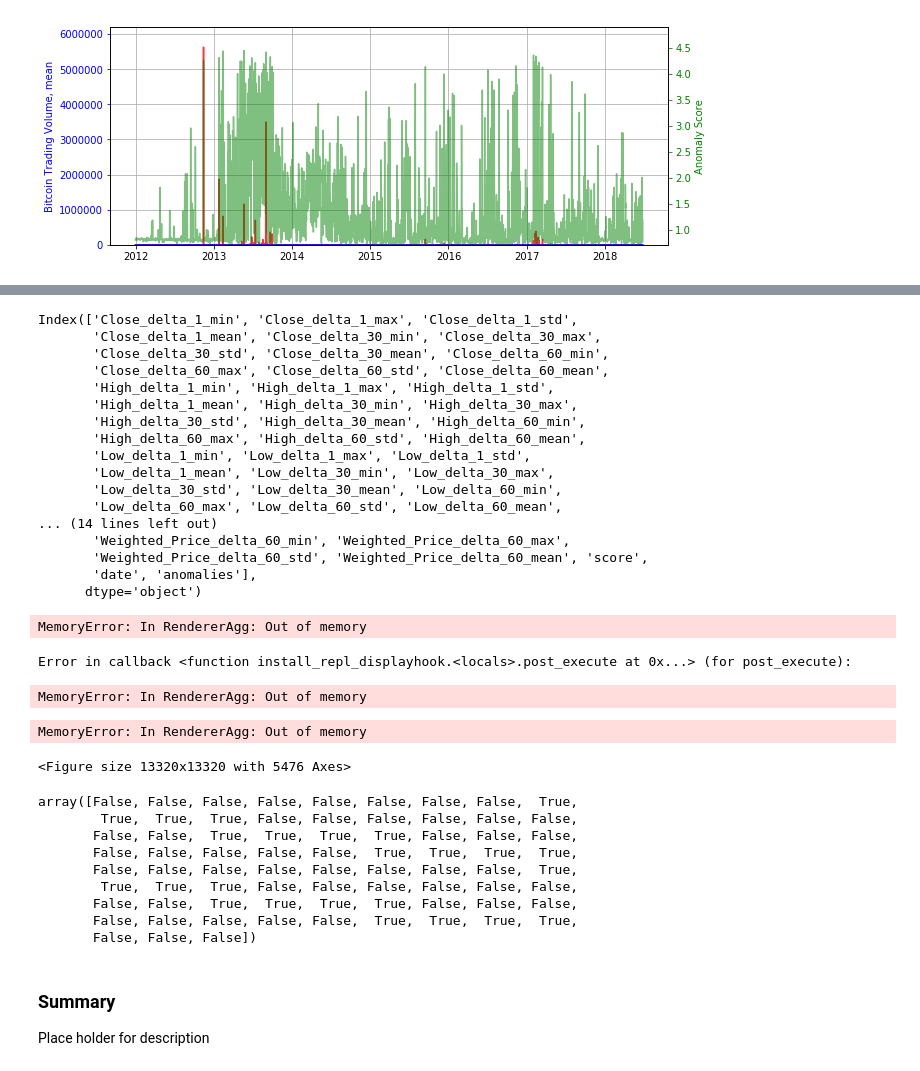
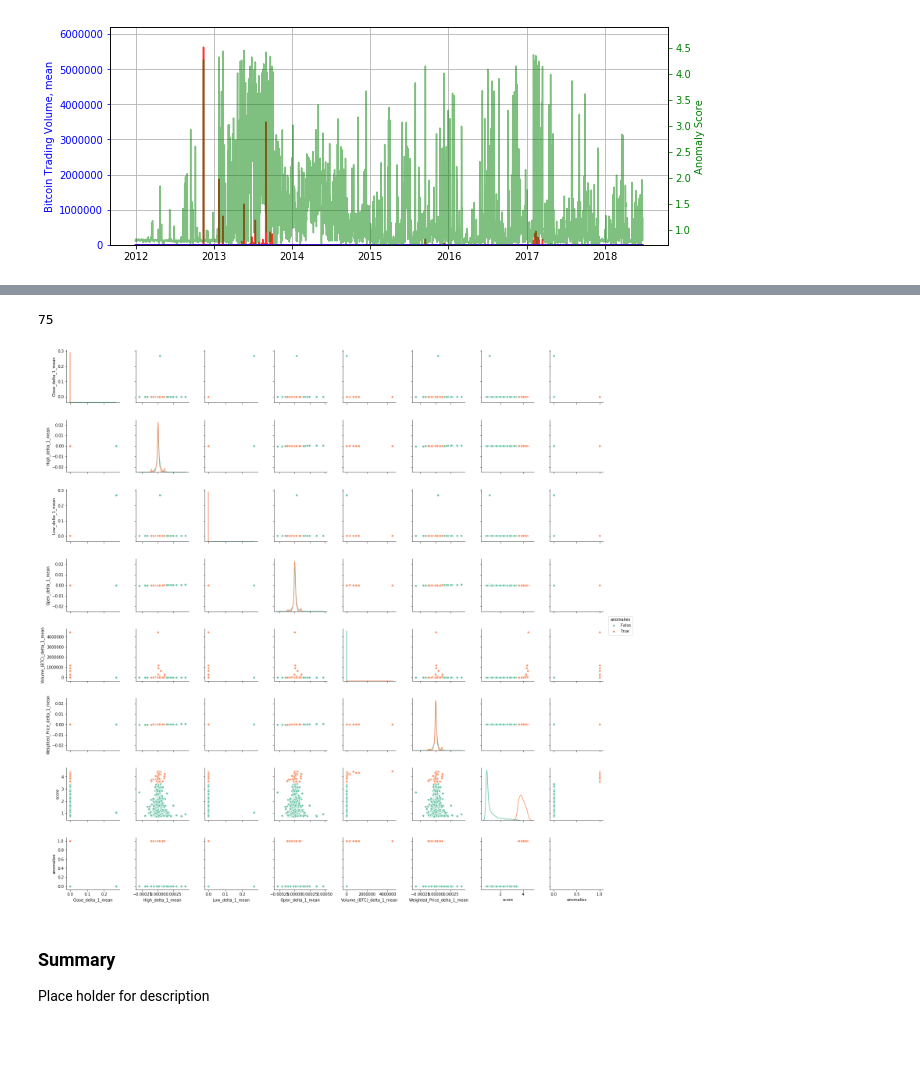
Before and after one commit to senichol/95852-ADS, a Jupyter notebook: 95852-ADS-Project-Team2-Daily.ipynb, the cells around one changed output, grey strips where cells are left out. Cells and saved outputs as stored; diff of their text form; code cells hidden in the pictures; blank space fills up the shorter version.

```diff
--- a/95852-ADS-Project-Team2-Daily.ipynb
+++ b/95852-ADS-Project-Team2-Daily.ipynb
@@ -720,53 +683,25 @@ INFO:sagemaker:Deleting endpoint with name: randomcutforest-2018-10-07-00-55-16-
-# %%
-#df_daily_deltas['anomalies'] = (df_daily_deltas['score'] > score_cutoff)
-df_daily_deltas.columns
-# %% [output]
-Index(['Close_delta_1_min', 'Close_delta_1_max', 'Close_delta_1_std',
-       'Close_delta_1_mean', 'Close_delta_30_min', 'Close_delta_30_max',
-       'Close_delta_30_std', 'Close_delta_30_mean', 'Close_delta_60_min',
-       'Close_delta_60_max', 'Close_delta_60_std', 'Close_delta_60_mean',
-       'High_delta_1_min', 'High_delta_1_max', 'High_delta_1_std',
-       'High_delta_1_mean', 'High_delta_30_min', 'High_delta_30_max',
-       'High_delta_30_std', 'High_delta_30_mean', 'High_delta_60_min',
-       'High_delta_60_max', 'High_delta_60_std', 'High_delta_60_mean',
-       'Low_delta_1_min', 'Low_delta_1_max', 'Low_delta_1_std',
-       'Low_delta_1_mean', 'Low_delta_30_min', 'Low_delta_30_max',
-       'Low_delta_30_std', 'Low_delta_30_mean', 'Low_delta_60_min',
-       'Low_delta_60_max', 'Low_delta_60_std', 'Low_delta_60_mean',
-... (14 lines left out)
-       'Weighted_Price_delta_60_min', 'Weighted_Price_delta_60_max',
-       'Weighted_Price_delta_60_std', 'Weighted_Price_delta_60_mean', 'score',
-       'date', 'anomalies'],
-      dtype='object')
-# %%
-import seaborn as sns
-from scipy import stats
-
-
-g = sns.pairplot(df_daily_deltas, hue="anomalies", palette="Set2", diag_kind="kde")
-# %% [output]
-MemoryError: In RendererAgg: Out of memory
-Error in callback <function install_repl_displayhook.<locals>.post_execute at 0x...> (for post_execute):
-MemoryError: In RendererAgg: Out of memory
-MemoryError: In RendererAgg: Out of memory
-<Figure size 13320x13320 with 5476 Axes>
-# %%
-sixty_cols = df_daily_deltas.columns.str.contains('60', regex=True)
-#keepers = np.append(sixty_cols, ['True', 'True', 'False'])
-#sixty_cols[72:73] = True
-sixty_cols
-#g = sns.pairplot(df_daily_deltas[[hash(tuple(keepers))]], hue="anomalies", palette="Set2", diag_kind="kde")
-#plt.show()
-# %% [output]
-array([False, False, False, False, False, False, False, False,  True,
-        True,  True,  True, False, False, False, False, False, False,
-       False, False,  True,  True,  True,  True, False, False, False,
-       False, False, False, False, False,  True,  True,  True,  True,
-       False, False, False, False, False, False, False, False,  True,
-        True,  True,  True, False, False, False, False, False, False,
-       False, False,  True,  True,  True,  True, False, False, False,
-       False, False, False, False, False,  True,  True,  True,  True,
-       False, False, False])
+# %%
+# create an anomaly indicator columns
+df_daily_deltas['anomalies'] = (df_daily_deltas['score'] > score_cutoff)
+# write dataframe to csv locally
+df_daily_deltas.to_csv('df_daily_deltas_with_scores.csv', index=True, header=True)
+# %% [output]
+75
+# %%
+#step 23:  produce a pairwise plot of features. there is a step below that selects a set of feature columns based on a regex search through the column names.
+# this can be very slow when including too many features.
+import seaborn as sns
+from scipy import stats
+
+
+sixty_cols = df_daily_deltas.columns.str.contains('1_mean', regex=True) # pulls in all attributes with column names matching the pattern in contains()
+sixty_cols[72:73] = True # pulls in score attribute
+sixty_cols[74:75] = True # pulls in anomaly attribute
+sixty_cols
+g = sns.pairplot(df_daily_deltas.iloc[:, sixty_cols], hue="anomalies", palette="Set2", diag_kind="kde")
+plt.show()
+# %% [output]
+[figure, added]
 # %% [markdown]
 ### Summary
 Place holder for description
```
Also changed, not shown: parts of 19 cells of this notebook, 1 other file.
